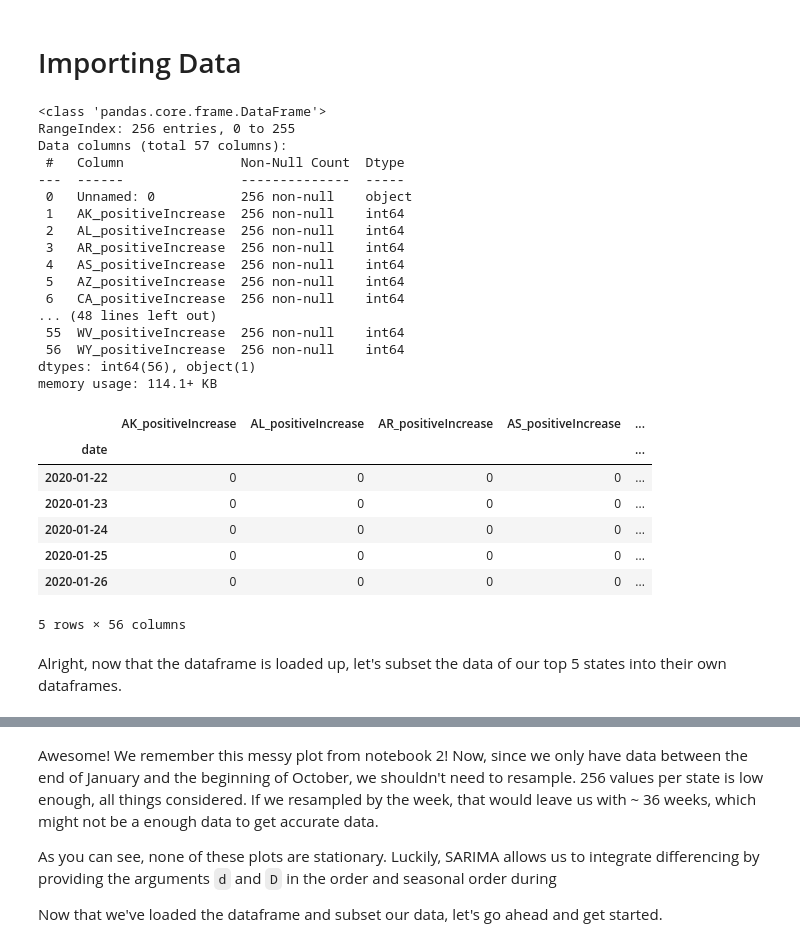
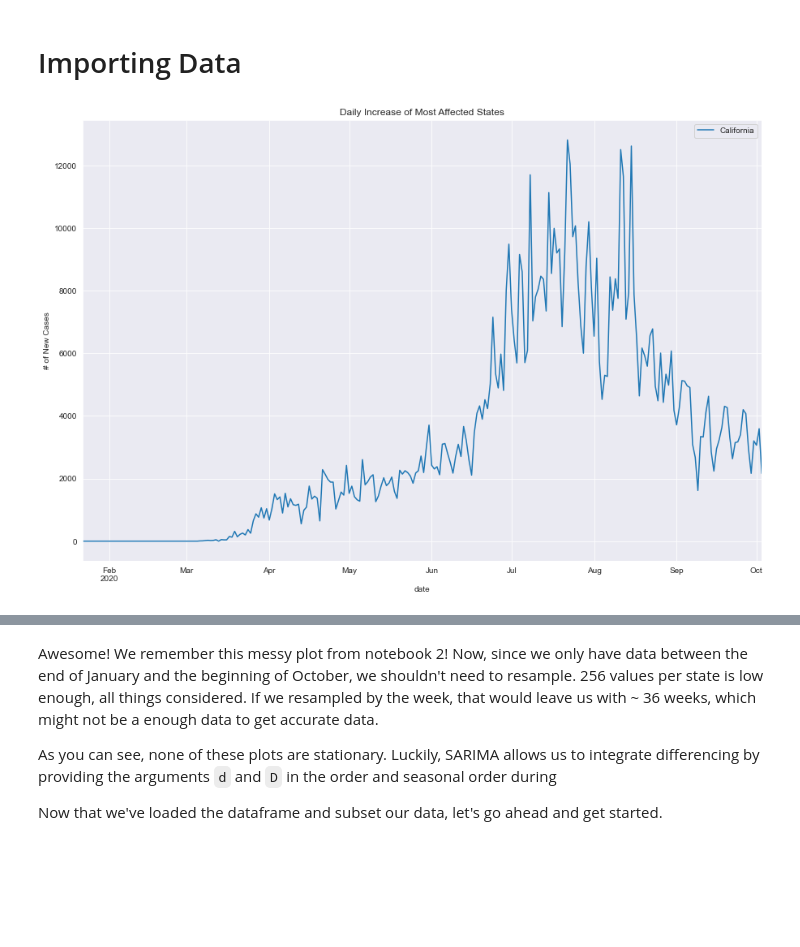
Before and after one commit to bmauss/COVID_Forecast, a Jupyter notebook: California.ipynb, the cells around one changed output, grey strips where cells are left out. Drawn from its saved outputs; the diff is of its cells as text; code cells hidden in the pictures; blank space fills up the shorter version.

```diff
--- a/California.ipynb
+++ b/California.ipynb
@@ -36,45 +44,24 @@ sns.set_style('darkgrid')
-# %%
-df = pd.read_csv('national_positive_increase.csv')
-df.info()
-# %% [output]
-<class 'pandas.core.frame.DataFrame'>
-RangeIndex: 256 entries, 0 to 255
-Data columns (total 57 columns):
- #   Column               Non-Null Count  Dtype
----  ------               --------------  -----
- 0   Unnamed: 0           256 non-null    object
- 1   AK_positiveIncrease  256 non-null    int64
- 2   AL_positiveIncrease  256 non-null    int64
- 3   AR_positiveIncrease  256 non-null    int64
- 4   AS_positiveIncrease  256 non-null    int64
- 5   AZ_positiveIncrease  256 non-null    int64
- 6   CA_positiveIncrease  256 non-null    int64
-... (48 lines left out)
- 55  WV_positiveIncrease  256 non-null    int64
- 56  WY_positiveIncrease  256 non-null    int64
-dtypes: int64(56), object(1)
-memory usage: 114.1+ KB
 # %%
+df = pd.read_csv('national_positive_increase.csv')
+
 # Rename 'Unnamed' to 'date'
 df = df.rename(columns={'Unnamed: 0' : 'date'})
 
 # Changing 'date' to date-time
 df['date'] = pd.to_datetime(df['date'])
 
 # Set to index
 df = df.set_index('date')
 
 df = df.asfreq('D')
 
-df.head()
+# California
+ca = df['CA_positiveIncrease']
+ca.plot(figsize=(15, 10), label='California')
+
+plt.ylabel('# of New Cases')
+plt.title('Daily Increase of Most Affected States')
+plt.legend()
+plt.show();
 # %% [output]
-|  | AK_positiveIncrease | AL_positiveIncrease | AR_positiveIncrease | AS_positiveIncrease | ... |
-| date |  |  |  |  | ... |
-| 2020-01-22 | 0 | 0 | 0 | 0 | ... |
-| 2020-01-23 | 0 | 0 | 0 | 0 | ... |
-| 2020-01-24 | 0 | 0 | 0 | 0 | ... |
-| 2020-01-25 | 0 | 0 | 0 | 0 | ... |
-| 2020-01-26 | 0 | 0 | 0 | 0 | ... |
-5 rows × 56 columns
+[figure, added]
-# %% [markdown]
-Alright, now that the dataframe is loaded up, let's subset the data of our top 5 states into their own dataframes.
```
Also changed, not shown: parts of 65 cells of this notebook, 5 other files.
